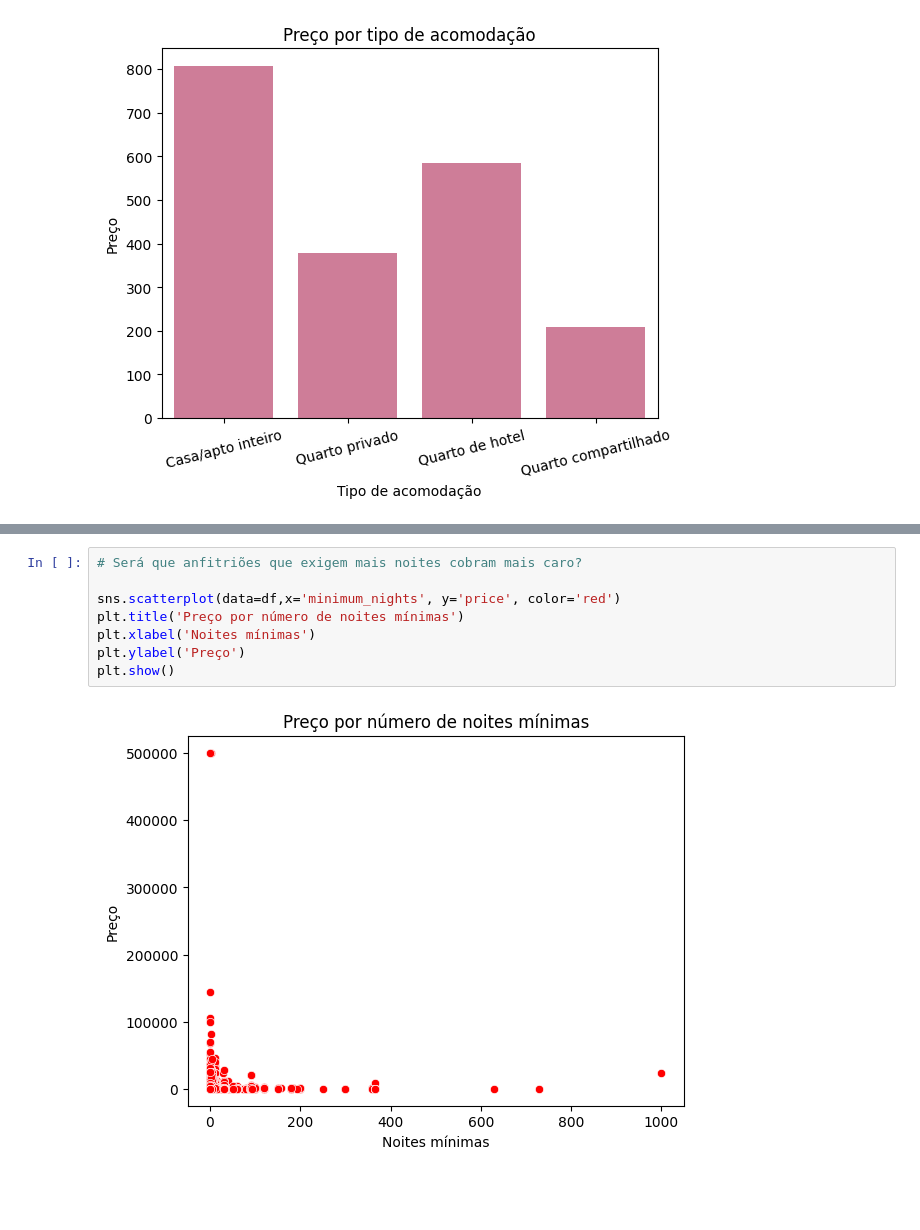
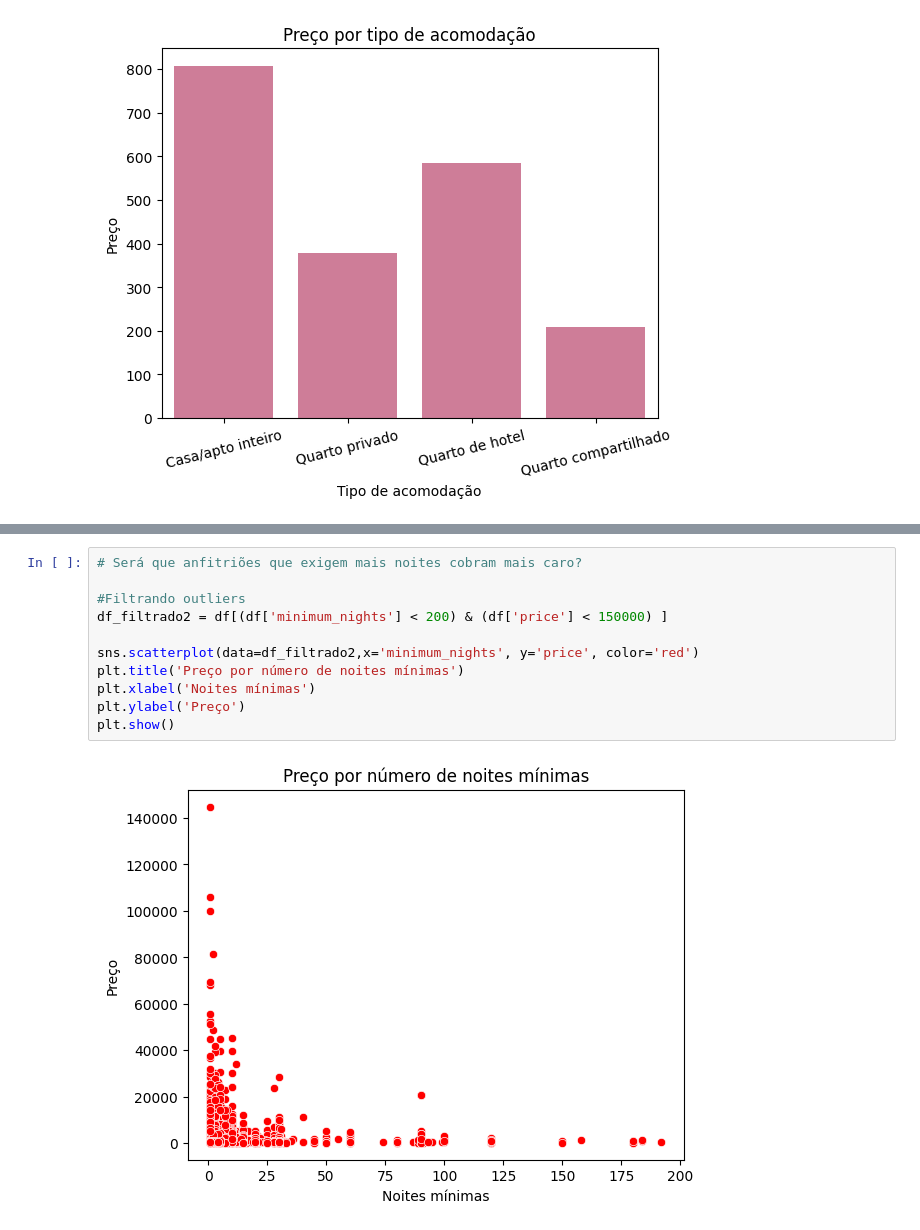
Before and after one commit to py222015328/CEE2, a Jupyter notebook: Trabalho2.ipynb, the cells around one changed output, grey strips where cells are left out. Cells and saved outputs as stored; diff of their text form; blank space fills up the shorter version.

```diff
--- a/Trabalho2.ipynb
+++ b/Trabalho2.ipynb
@@ -46,13 +49,16 @@ plt.show()
 # %%
 # Será que anfitriões que exigem mais noites cobram mais caro?
 
-sns.scatterplot(data=df,x='minimum_nights', y='price', color='red')
+#Filtrando outliers
+df_filtrado2 = df[(df['minimum_nights'] < 200) & (df['price'] < 150000) ]
+
+sns.scatterplot(data=df_filtrado2,x='minimum_nights', y='price', color='red')
 plt.title('Preço por número de noites mínimas')
 plt.xlabel('Noites mínimas')
 plt.ylabel('Preço')
 plt.show()
 # %% [output]
-[figure, old version]
+[figure, new version]
 # %%
 # Qual tipo de acomodação recebe mais feedback dos hóspedes?
 
```
Also changed, not shown: parts of 2 cells of this notebook.
